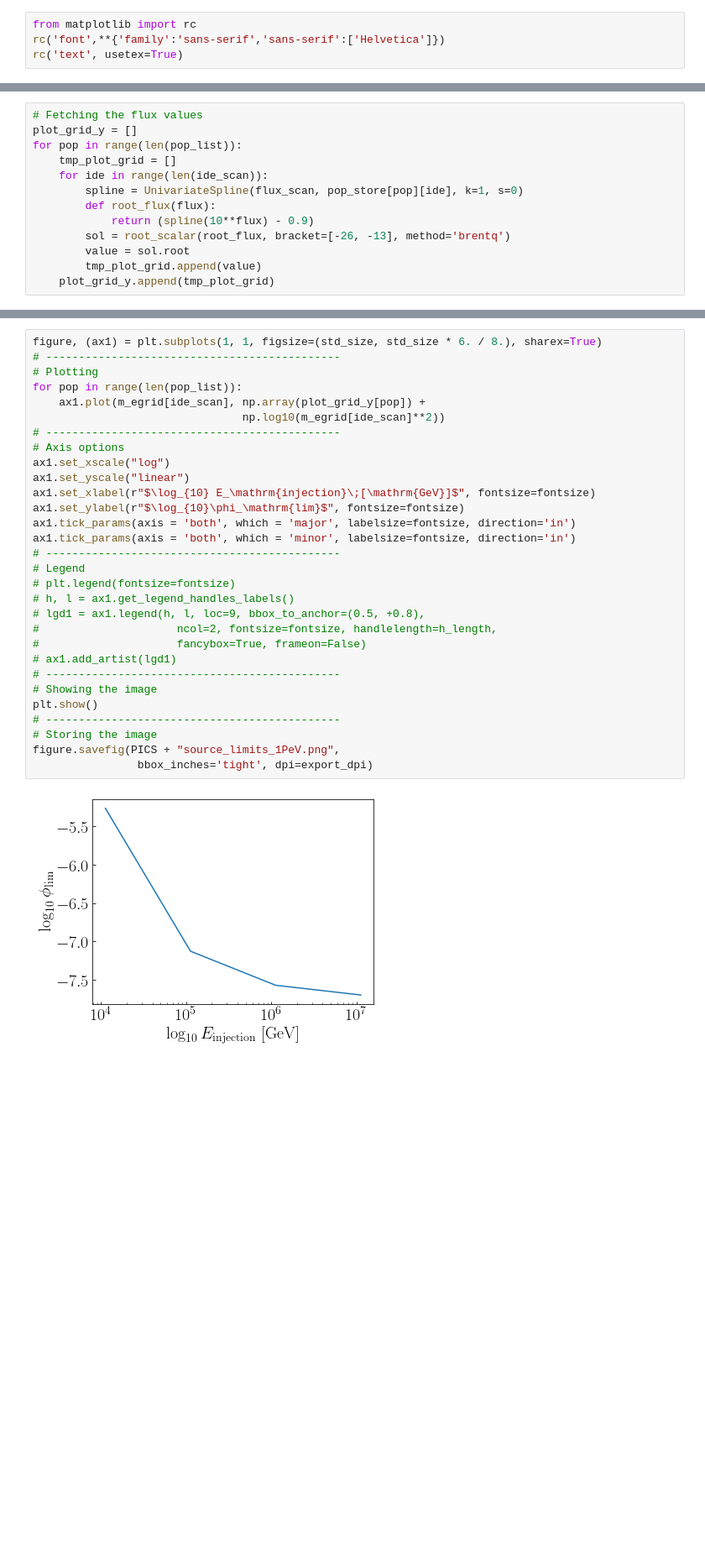
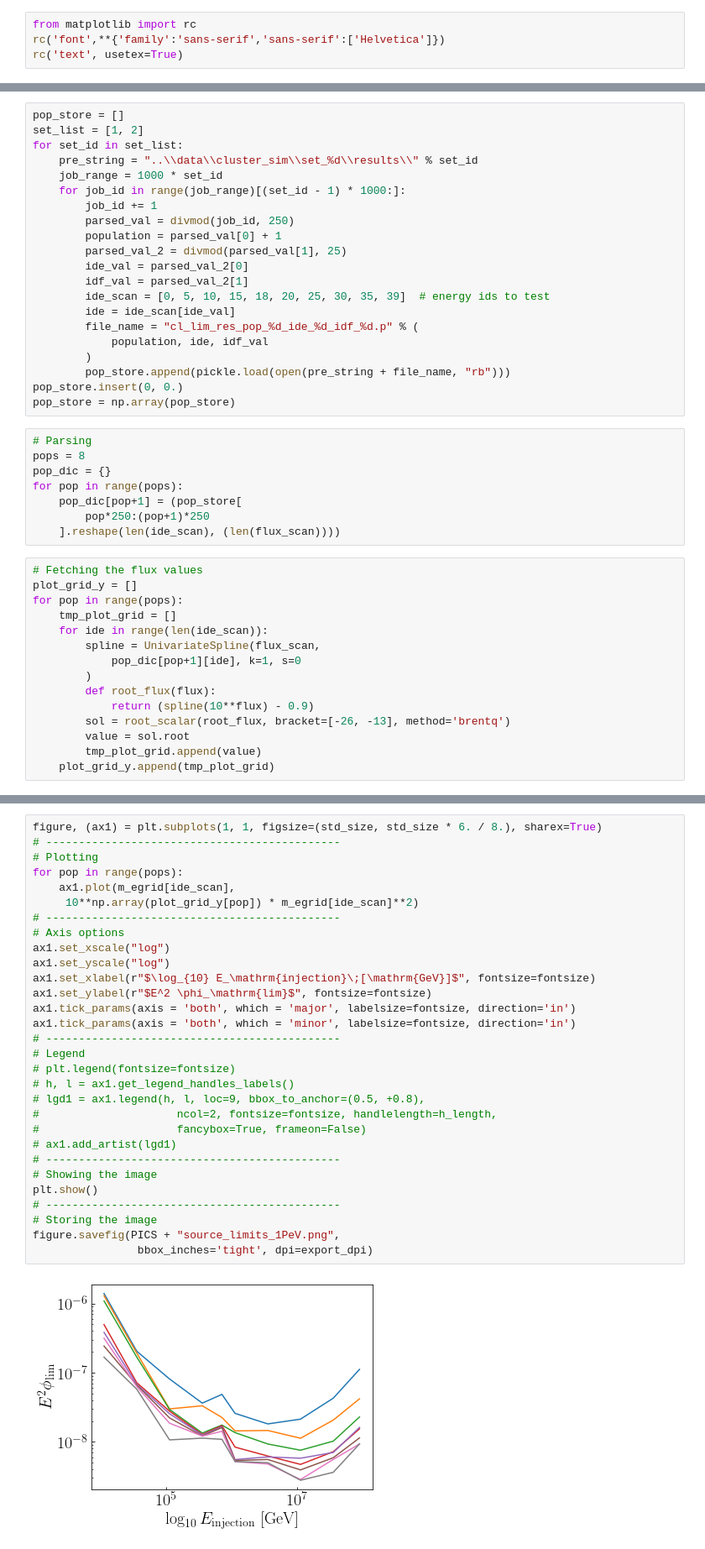
Before and after one commit to MeighenBergerS/dmpoint, a Jupyter notebook: notebooks/cluster_reader.ipynb, the cells around one changed output, grey strips where cells are left out. Shown: that part at 84% size. Drawn from its saved outputs; the diff is of its cells as text; blank space fills up the shorter version.

Commit message:
Third cluster run

```diff
--- a/notebooks/cluster_reader.ipynb
+++ b/notebooks/cluster_reader.ipynb
@@ -49,10 +43,41 @@ len(pop_store[0][0])
+# %%
+pop_store = []
+set_list = [1, 2]
+for set_id in set_list:
+    pre_string = "..\\data\\cluster_sim\\set_%d\\results\\" % set_id
+    job_range = 1000 * set_id
+    for job_id in range(job_range)[(set_id - 1) * 1000:]:
+        job_id += 1
+        parsed_val = divmod(job_id, 250)
+        population = parsed_val[0] + 1
+        parsed_val_2 = divmod(parsed_val[1], 25)
+        ide_val = parsed_val_2[0]
+        idf_val = parsed_val_2[1]
+        ide_scan = [0, 5, 10, 15, 18, 20, 25, 30, 35, 39]  # energy ids to test
+        ide = ide_scan[ide_val]
+        file_name = "cl_lim_res_pop_%d_ide_%d_idf_%d.p" % (
+            population, ide, idf_val
+        )
+        pop_store.append(pickle.load(open(pre_string + file_name, "rb")))
+pop_store.insert(0, 0.)
+pop_store = np.array(pop_store)
+# %%
+# Parsing
+pops = 8
+pop_dic = {}
+for pop in range(pops):
+    pop_dic[pop+1] = (pop_store[
+        pop*250:(pop+1)*250
+    ].reshape(len(ide_scan), (len(flux_scan))))
 # %%
 # Fetching the flux values
 plot_grid_y = []
-for pop in range(len(pop_list)):
+for pop in range(pops):
     tmp_plot_grid = []
     for ide in range(len(ide_scan)):
-        spline = UnivariateSpline(flux_scan, pop_store[pop][ide], k=1, s=0)
+        spline = UnivariateSpline(flux_scan,
+            pop_dic[pop+1][ide], k=1, s=0
+        )
         def root_flux(flux):
             return (spline(10**flux) - 0.9)
         sol = root_scalar(root_flux, bracket=[-26, -13], method='brentq')
@@ -66,32 +87,32 @@ plot_grid_y
 # %%
 figure, (ax1) = plt.subplots(1, 1, figsize=(std_size, std_size * 6. / 8.), sharex=True)
 # ---------------------------------------------
 # Plotting
-for pop in range(len(pop_list)):
-    ax1.plot(m_egrid[ide_scan], np.array(plot_grid_y[pop]) +
-                                np.log10(m_egrid[ide_scan]**2))
+for pop in range(pops):
+    ax1.plot(m_egrid[ide_scan],
+     10**np.array(plot_grid_y[pop]) * m_egrid[ide_scan]**2)
 # ---------------------------------------------
 # Axis options
 ax1.set_xscale("log")
-ax1.set_yscale("linear")
+ax1.set_yscale("log")
 ax1.set_xlabel(r"$\log_{10} E_\mathrm{injection}\;[\mathrm{GeV}]$", fontsize=fontsize)
-ax1.set_ylabel(r"$\log_{10}\phi_\mathrm{lim}$", fontsize=fontsize)
+ax1.set_ylabel(r"$E^2 \phi_\mathrm{lim}$", fontsize=fontsize)
 ax1.tick_params(axis = 'both', which = 'major', labelsize=fontsize, direction='in')
 ax1.tick_params(axis = 'both', which = 'minor', labelsize=fontsize, direction='in')
 # ---------------------------------------------
 # Legend
 # plt.legend(fontsize=fontsize)
 # h, l = ax1.get_legend_handles_labels()
 # lgd1 = ax1.legend(h, l, loc=9, bbox_to_anchor=(0.5, +0.8),
 #                     ncol=2, fontsize=fontsize, handlelength=h_length,
 #                     fancybox=True, frameon=False)
 # ax1.add_artist(lgd1)
 # ---------------------------------------------
 # Showing the image
 plt.show()
 # ---------------------------------------------
 # Storing the image
 figure.savefig(PICS + "source_limits_1PeV.png",
                 bbox_inches='tight', dpi=export_dpi)
 # %% [output]
-[figure, old version]
+[figure, new version]
```
Also changed, not shown: parts of 4 cells of this notebook, 1 other file.
